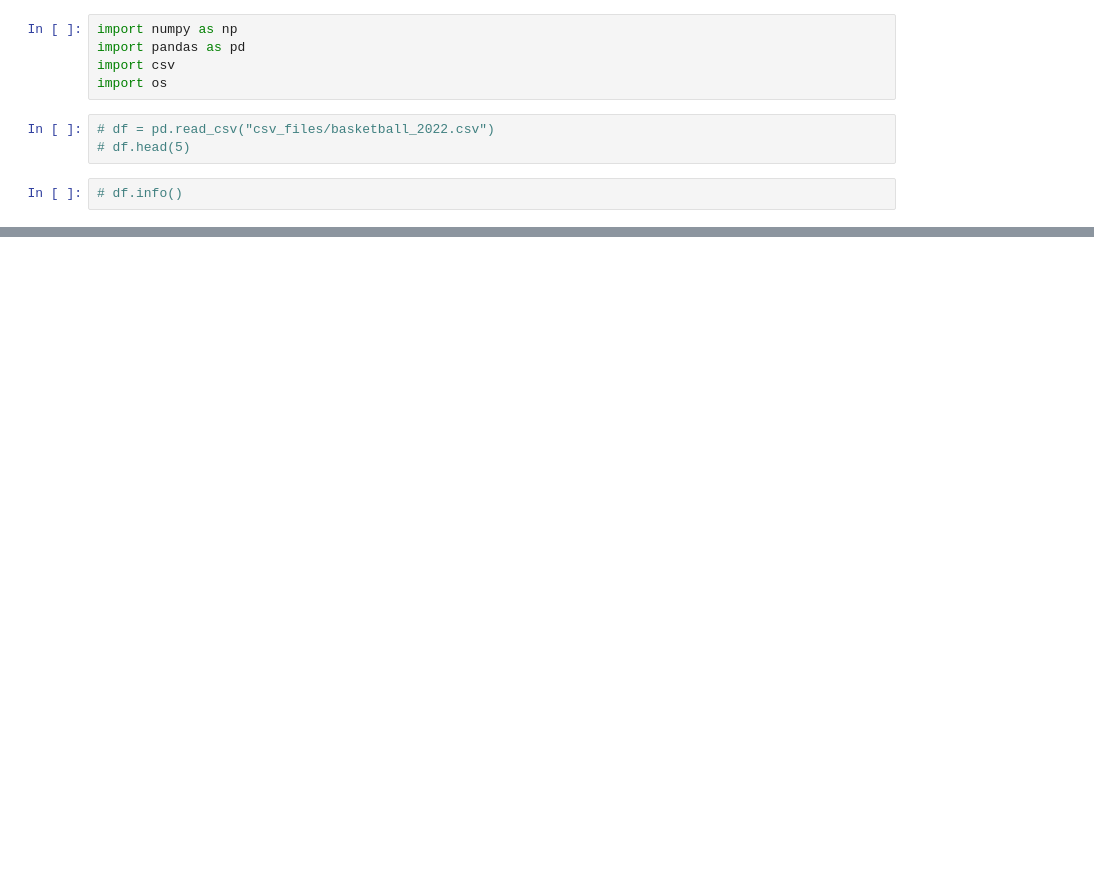
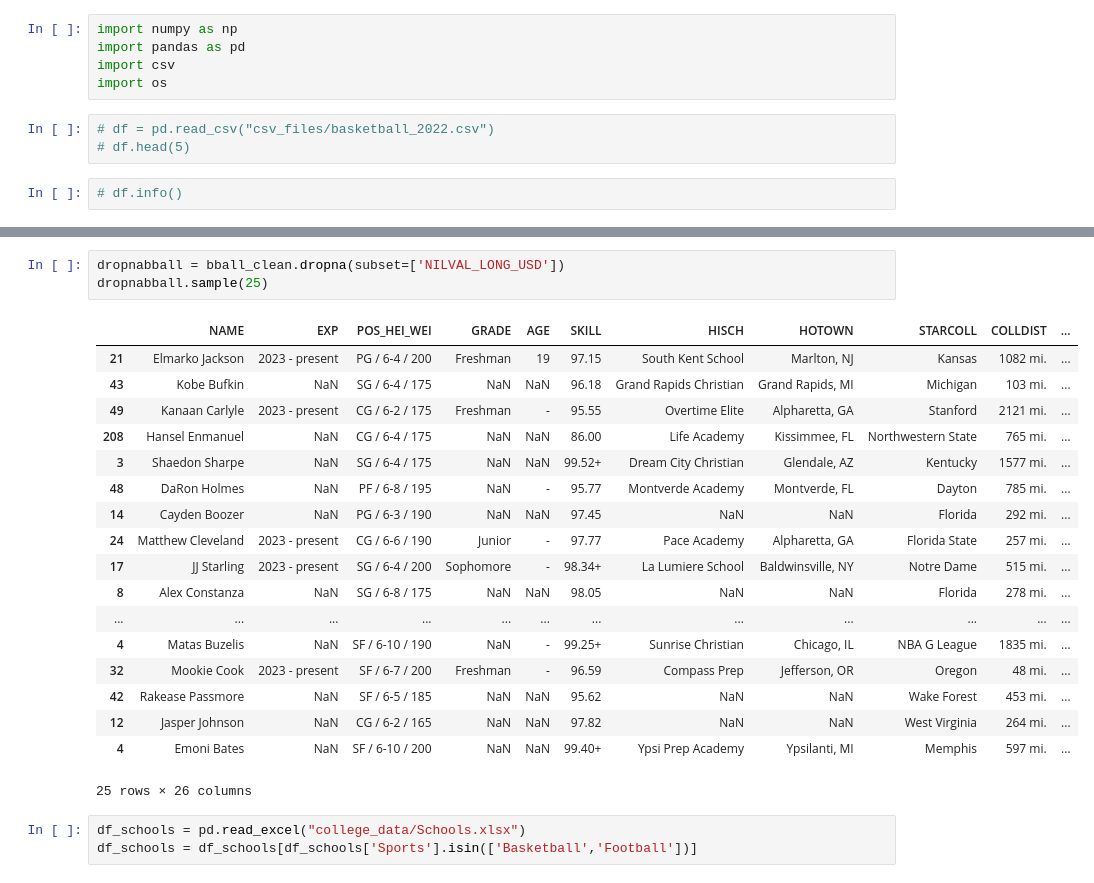
Before and after one commit to mvizzini951/MS2_NIL, a Jupyter notebook: data_cleaning.ipynb, the cells around one changed output, grey strips where cells are left out. Cells and saved outputs as stored; diff of their text form; blank space fills up the shorter version.

```diff
--- a/data_cleaning.ipynb
+++ b/data_cleaning.ipynb
@@ -82,0 +91,25 @@ bball_clean.sample(5)
+# %%
+dropnabball = bball_clean.dropna(subset=['NILVAL_LONG_USD'])
+dropnabball.sample(25)
+# %% [output]
+|  | NAME | EXP | POS_HEI_WEI | GRADE | AGE | SKILL | HISCH | HOTOWN | STARCOLL | COLLDIST | ... |
+| 21 | Elmarko Jackson | 2023 - present | PG / 6-4 / 200 | Freshman | 19 | 97.15 | South Kent School | Marlton, NJ | Kansas | 1082 mi. | ... |
+| 43 | Kobe Bufkin | NaN | SG / 6-4 / 175 | NaN | NaN | 96.18 | Grand Rapids Christian | Grand Rapids, MI | Michigan | 103 mi. | ... |
+| 49 | Kanaan Carlyle | 2023 - present | CG / 6-2 / 175 | Freshman | - | 95.55 | Overtime Elite | Alpharetta, GA | Stanford | 2121 mi. | ... |
+| 208 | Hansel Enmanuel | NaN | CG / 6-4 / 175 | NaN | NaN | 86.00 | Life Academy | Kissimmee, FL | Northwestern State | 765 mi. | ... |
+| 3 | Shaedon Sharpe | NaN | SG / 6-4 / 175 | NaN | NaN | 99.52+ | Dream City Christian | Glendale, AZ | Kentucky | 1577 mi. | ... |
+| 48 | DaRon Holmes | NaN | PF / 6-8 / 195 | NaN | - | 95.77 | Montverde Academy | Montverde, FL | Dayton | 785 mi. | ... |
+| 14 | Cayden Boozer | NaN | PG / 6-3 / 190 | NaN | NaN | 97.45 | NaN | NaN | Florida | 292 mi. | ... |
+| 24 | Matthew Cleveland | 2023 - present | CG / 6-6 / 190 | Junior | - | 97.77 | Pace Academy | Alpharetta, GA | Florida State | 257 mi. | ... |
+| 17 | JJ Starling | 2023 - present | SG / 6-4 / 200 | Sophomore | - | 98.34+ | La Lumiere School | Baldwinsville, NY | Notre Dame | 515 mi. | ... |
+| 8 | Alex Constanza | NaN | SG / 6-8 / 175 | NaN | NaN | 98.05 | NaN | NaN | Florida | 278 mi. | ... |
+| ... | ... | ... | ... | ... | ... | ... | ... | ... | ... | ... | ... |
+| 4 | Matas Buzelis | NaN | SF / 6-10 / 190 | NaN | - | 99.25+ | Sunrise Christian | Chicago, IL | NBA G League | 1835 mi. | ... |
+| 32 | Mookie Cook | 2023 - present | SF / 6-7 / 200 | Freshman | - | 96.59 | Compass Prep | Jefferson, OR | Oregon | 48 mi. | ... |
+| 42 | Rakease Passmore | NaN | SF / 6-5 / 185 | NaN | NaN | 95.62 | NaN | NaN | Wake Forest | 453 mi. | ... |
+| 12 | Jasper Johnson | NaN | CG / 6-2 / 165 | NaN | NaN | 97.82 | NaN | NaN | West Virginia | 264 mi. | ... |
+| 4 | Emoni Bates | NaN | SF / 6-10 / 200 | NaN | NaN | 99.40+ | Ypsi Prep Academy | Ypsilanti, MI | Memphis | 597 mi. | ... |
+25 rows × 26 columns
+# %%
+df_schools = pd.read_excel("college_data/Schools.xlsx")
+df_schools = df_schools[df_schools['Sports'].isin(['Basketball','Football'])]
```
Also changed, not shown: parts of 7 cells of this notebook, 5 other files.
